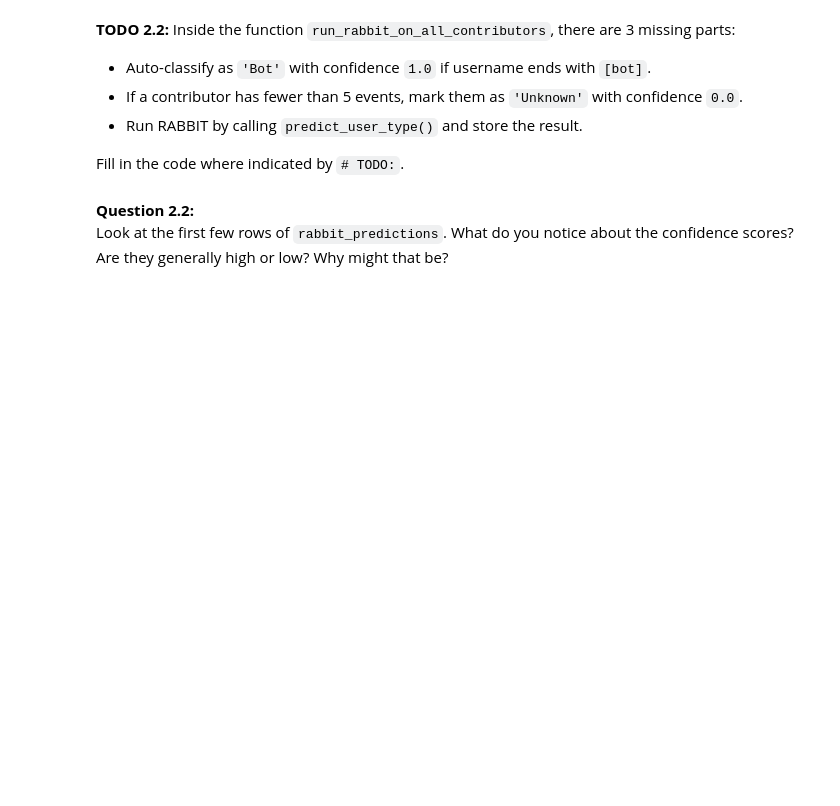
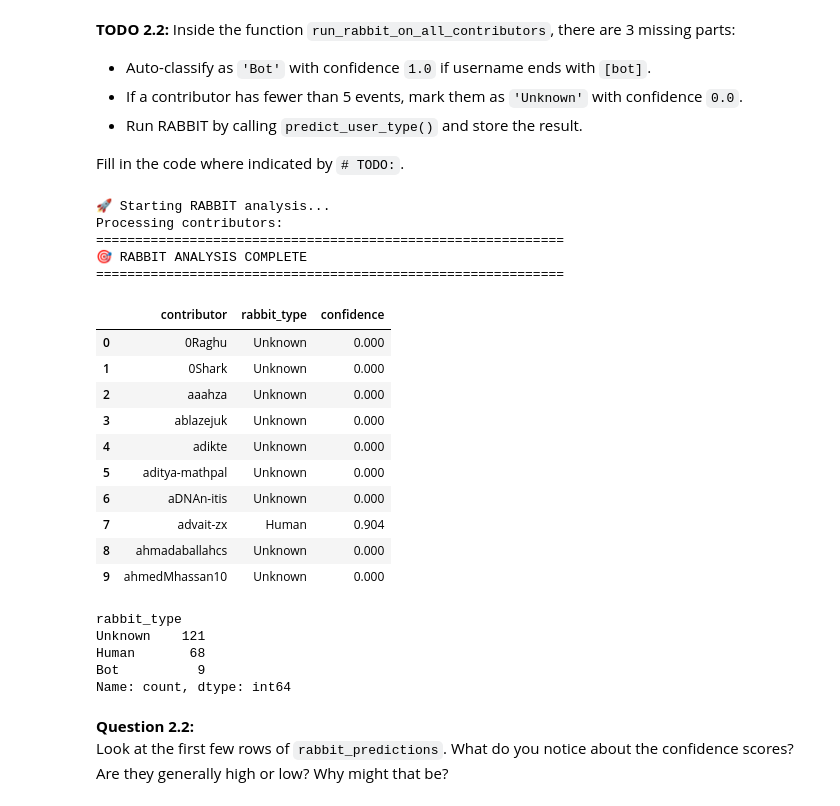
Before and after one commit to oussamahakik/bot-detection-and-roles, a Jupyter notebook: Bots-Template.ipynb, the cells around one changed output. Saved outputs shown, nothing was run; the diff lists cells and outputs as text; code cells hidden in the pictures; blank space fills up the shorter version.

```diff
--- a/Bots-Template.ipynb
+++ b/Bots-Template.ipynb
@@ -620,42 +629,85 @@ def run_rabbit_on_all_contributors():
 
         # Auto-classify if username ends with [bot]
         if contributor.endswith('[bot]'):
-            # TODO: Append Bot result with confidence 1.0 and continue
-            # Your code here...
-
+            results.append({
+                'contributor': contributor,
+                'rabbit_type': 'Bot',
+                'confidence': 1.0
+            })
             continue
 
         # Load events
         events = load_contributor_events(contributor)
 
         if len(events) < 5:
-            # TODO: Append Unknown result with confidence 0.0 and continue
-            # Your code here...
-
+            results.append({
+                'contributor': contributor,
+                'rabbit_type': 'Unknown',
+                'confidence': 0.0
+            })
             continue
 
         # Run RABBIT prediction
         try:
-            # TODO: Call predict_user_type() and append the result
-            # Your code here...
+            # Compatible with both signatures/return types
+            try:
+                pred = predict_user_type(contributor, events, predictor)
+            except TypeError:
+                pred = predict_user_type(events, predictor)
+
+            if hasattr(pred, "user_type"):
+                rabbit_type, confidence = pred.user_type, pred.confidence
+            else:
+                rabbit_type, confidence = pred
+
+            results.append({
+                'contributor': contributor,
+                'rabbit_type': rabbit_type,
+                'confidence': confidence
+            })
 
         except Exception as e:
             print(f"\n❌ Error processing {contributor}: {e}")
             results.append({
                 'contributor': contributor,
                 'rabbit_type': 'Error',
                 'confidence': 0.0
             })
 
     return pd.DataFrame(results)
 
 # Run the analysis (this may take a minute or two)
 rabbit_predictions = run_rabbit_on_all_contributors()
 
 print("\n" + "="*60)
 print("🎯 RABBIT ANALYSIS COMPLETE")
 print("="*60)
 display(rabbit_predictions.head(10))
+# %% [output]
+🚀 Starting RABBIT analysis...
+Processing contributors:
+============================================================
+🎯 RABBIT ANALYSIS COMPLETE
+============================================================
+|  | contributor | rabbit_type | confidence |
+| 0 | 0Raghu | Unknown | 0.000 |
+| 1 | 0Shark | Unknown | 0.000 |
+| 2 | aaahza | Unknown | 0.000 |
+| 3 | ablazejuk | Unknown | 0.000 |
+| 4 | adikte | Unknown | 0.000 |
+| 5 | aditya-mathpal | Unknown | 0.000 |
+| 6 | aDNAn-itis | Unknown | 0.000 |
+| 7 | advait-zx | Human | 0.904 |
+| 8 | ahmadaballahcs | Unknown | 0.000 |
+| 9 | ahmedMhassan10 | Unknown | 0.000 |
+# %%
+rabbit_predictions.rabbit_type.value_counts()
+# %% [output]
+rabbit_type
+Unknown    121
+Human       68
+Bot          9
+Name: count, dtype: int64
 # %% [markdown]
 **Question 2.2:**
 Look at the first few rows of `rabbit_predictions`. What do you notice about the confidence scores? Are they generally high or low? Why might that be?
```
Also changed, not shown: parts of 8 cells of this notebook.
